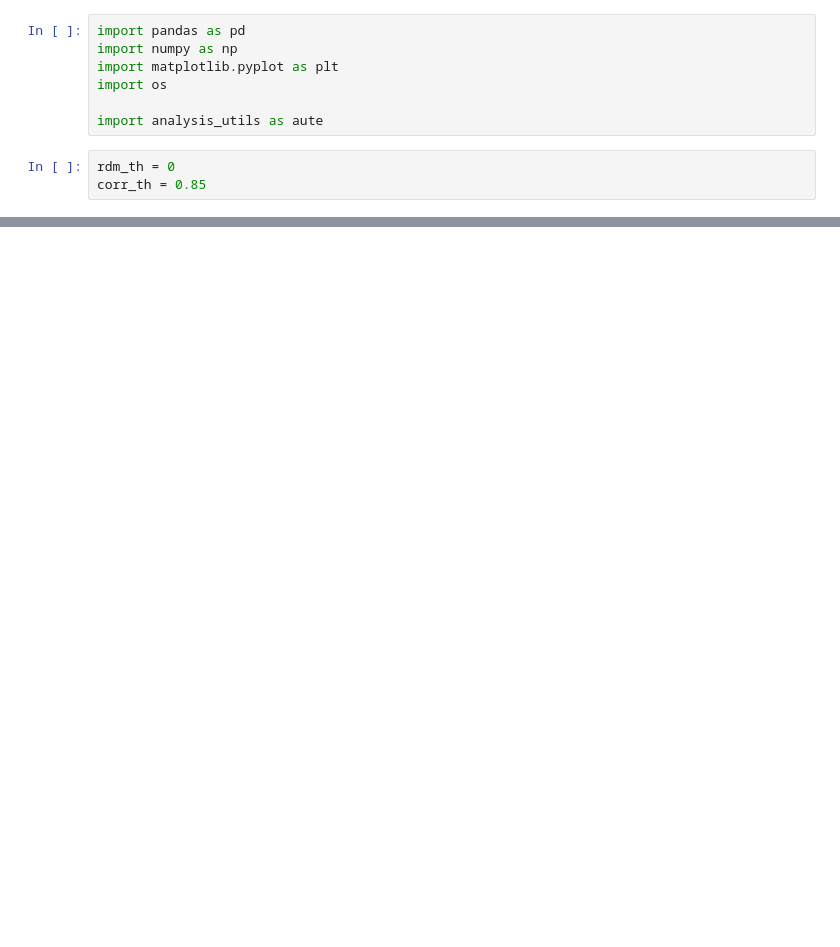
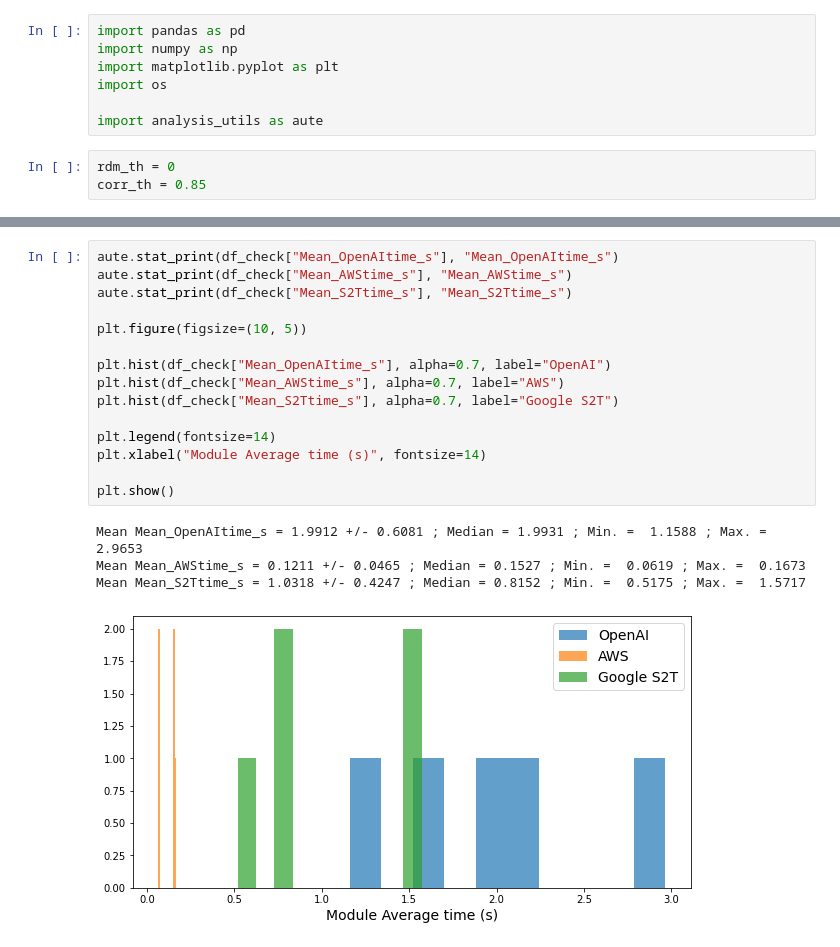
Before and after one commit to ASAPLableni/LableniBot, a Jupyter notebook: DataAnalysis/CheckData.ipynb, the cells around one changed output, grey strips where cells are left out. Saved outputs shown, nothing was run; the diff lists cells and outputs as text; blank space fills up the shorter version.

```diff
--- a/DataAnalysis/CheckData.ipynb
+++ b/DataAnalysis/CheckData.ipynb
@@ -63,0 +87,20 @@ Mean Time conversation (min) = 1.376 +/- 1.0499 ; Median = 0.9108 ; Min. =  0.18
+# %%
+aute.stat_print(df_check["Mean_OpenAItime_s"], "Mean_OpenAItime_s")
+aute.stat_print(df_check["Mean_AWStime_s"], "Mean_AWStime_s")
+aute.stat_print(df_check["Mean_S2Ttime_s"], "Mean_S2Ttime_s")
+
+plt.figure(figsize=(10, 5))
+
+plt.hist(df_check["Mean_OpenAItime_s"], alpha=0.7, label="OpenAI")
+plt.hist(df_check["Mean_AWStime_s"], alpha=0.7, label="AWS")
+plt.hist(df_check["Mean_S2Ttime_s"], alpha=0.7, label="Google S2T")
+
+plt.legend(fontsize=14)
+plt.xlabel("Module Average time (s)", fontsize=14)
+
+plt.show()
+# %% [output]
+Mean Mean_OpenAItime_s = 1.9912 +/- 0.6081 ; Median = 1.9931 ; Min. =  1.1588 ; Max. =  2.9653
+Mean Mean_AWStime_s = 0.1211 +/- 0.0465 ; Median = 0.1527 ; Min. =  0.0619 ; Max. =  0.1673
+Mean Mean_S2Ttime_s = 1.0318 +/- 0.4247 ; Median = 0.8152 ; Min. =  0.5175 ; Max. =  1.5717
+[figure, added]
```
Also changed, not shown: parts of 5 cells of this notebook, 3 other files.
